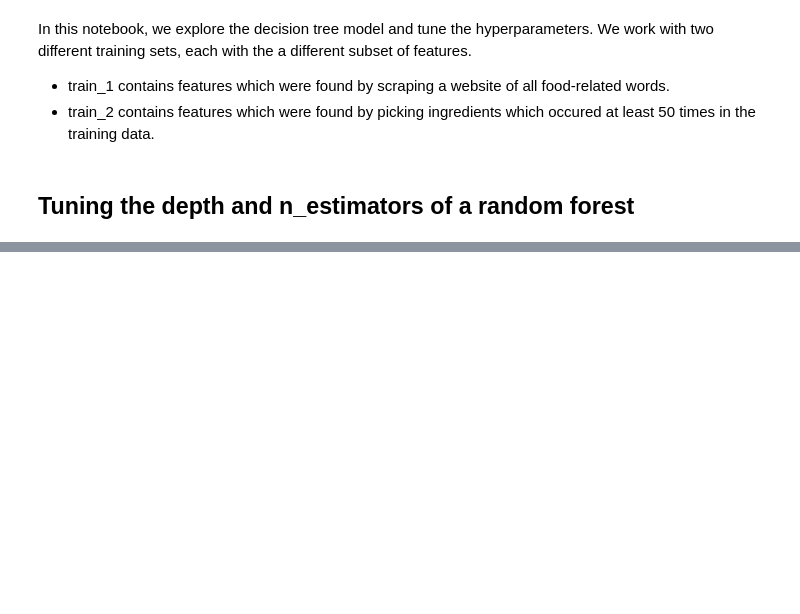
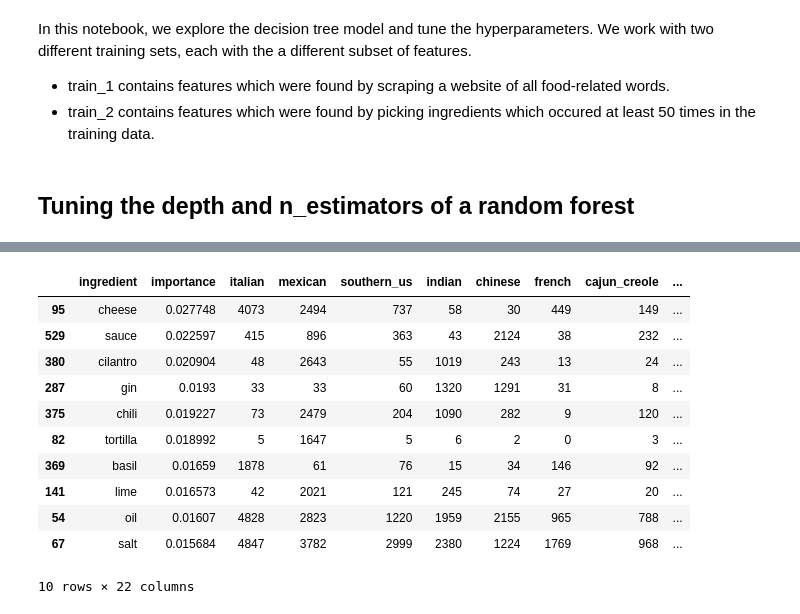
Before and after one commit to sanalsprasad/ErdosTeamViper, a Jupyter notebook: Models/Random Forest.ipynb, the cells around one changed output, grey strips where cells are left out. Saved outputs shown, nothing was run; the diff lists cells and outputs as text; code cells hidden in the pictures; blank space fills up the shorter version.

```diff
--- a/Models/Random Forest.ipynb
+++ b/Models/Random Forest.ipynb
@@ -78,0 +77,12 @@ Due to computational intensity, we tuned the hyperparameters by fixing one and v
+# %%
+#Train the models again
+clf_1 = RandomForestClassifier(max_depth=50,n_estimators=75)
+clf_2 = RandomForestClassifier(max_depth=200,n_estimators=65)
+
+X_1 = train_1.drop(columns=["id","cuisine"])
+y_1 = train_1["cuisine"]
+X_2 = train_2.drop(columns=["id","cuisine"])
+y_2 = train_2["cuisine"]
+
+clf_1.fit(X_1,y_1)
+clf_2.fit(X_2,y_2)
@@ -78,0 +116,27 @@ Due to computational intensity, we tuned the hyperparameters by fixing one and v
+# %%
+# Feature importance of the random_forests
+feature_importances_1 = pd.DataFrame(np.transpose([X_1.columns,clf_1.feature_importances_]),
+                                    columns=["ingredient","importance"])
+feature_importances_1_top10 = feature_importances_1.sort_values(by="importance"
+                                                                ,ascending=False).head(10)
+
+def ingredient_count(ing,c,df): #Return count of ingredient ing in cusine c in dataframe df
+    return np.sum((df[ing] == 1) & (df["cuisine"] == c))
+
+for c in cuisine_list:
+    feature_importances_1_top10[c] = feature_importances_1_top10["ingredient"].apply(lambda ing: ingredient_count(ing,c,train_1))
+
+feature_importances_1_top10
+# %% [output]
+|  | ingredient | importance | italian | mexican | southern_us | indian | chinese | french | cajun_creole | ... |
+| 95 | cheese | 0.027748 | 4073 | 2494 | 737 | 58 | 30 | 449 | 149 | ... |
+| 529 | sauce | 0.022597 | 415 | 896 | 363 | 43 | 2124 | 38 | 232 | ... |
+| 380 | cilantro | 0.020904 | 48 | 2643 | 55 | 1019 | 243 | 13 | 24 | ... |
+| 287 | gin | 0.0193 | 33 | 33 | 60 | 1320 | 1291 | 31 | 8 | ... |
+| 375 | chili | 0.019227 | 73 | 2479 | 204 | 1090 | 282 | 9 | 120 | ... |
+| 82 | tortilla | 0.018992 | 5 | 1647 | 5 | 6 | 2 | 0 | 3 | ... |
+| 369 | basil | 0.01659 | 1878 | 61 | 76 | 15 | 34 | 146 | 92 | ... |
+| 141 | lime | 0.016573 | 42 | 2021 | 121 | 245 | 74 | 27 | 20 | ... |
+| 54 | oil | 0.01607 | 4828 | 2823 | 1220 | 1959 | 2155 | 965 | 788 | ... |
+| 67 | salt | 0.015684 | 4847 | 3782 | 2999 | 2380 | 1224 | 1769 | 968 | ... |
+10 rows × 22 columns
```
Also changed, not shown: parts of 14 cells of this notebook.
